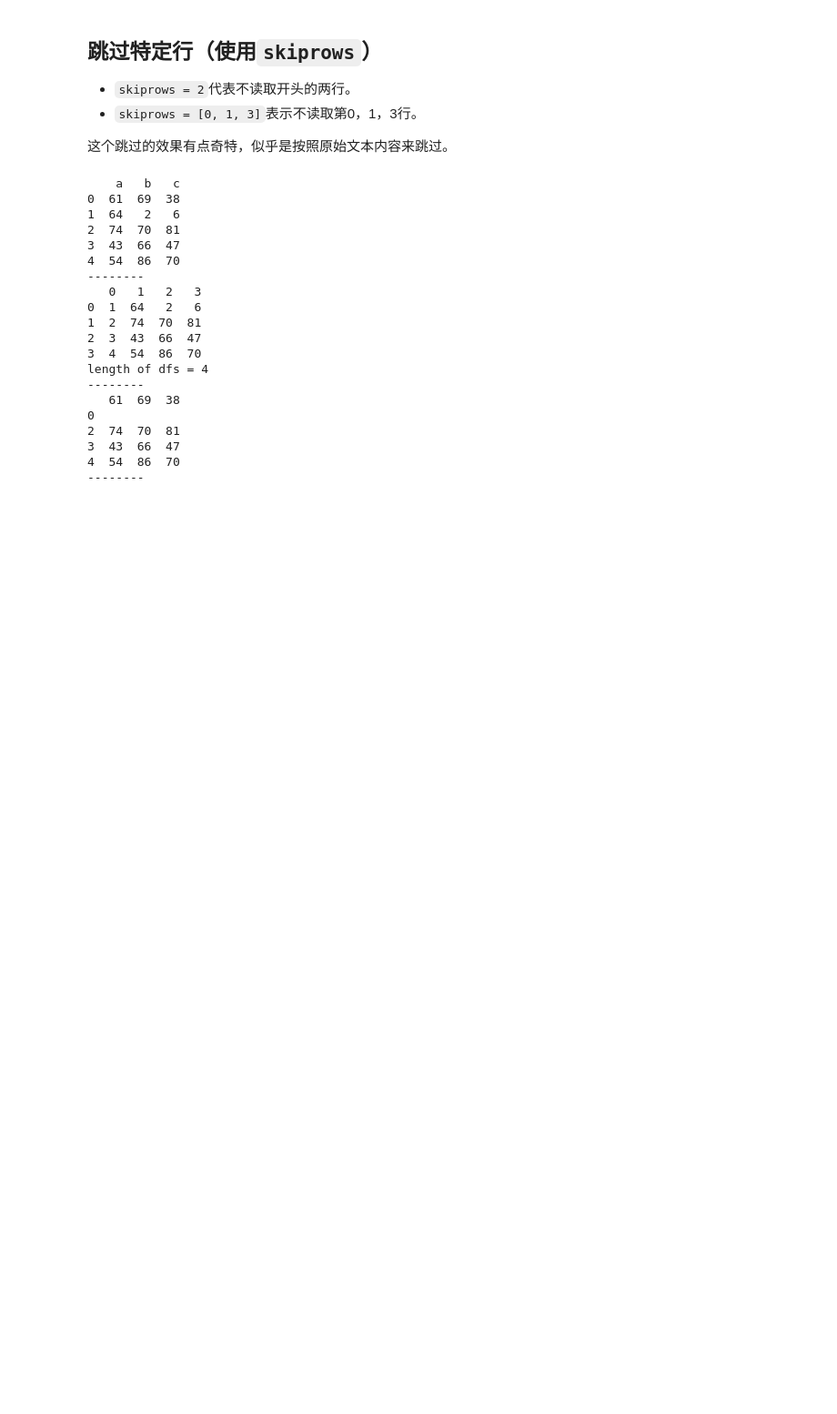
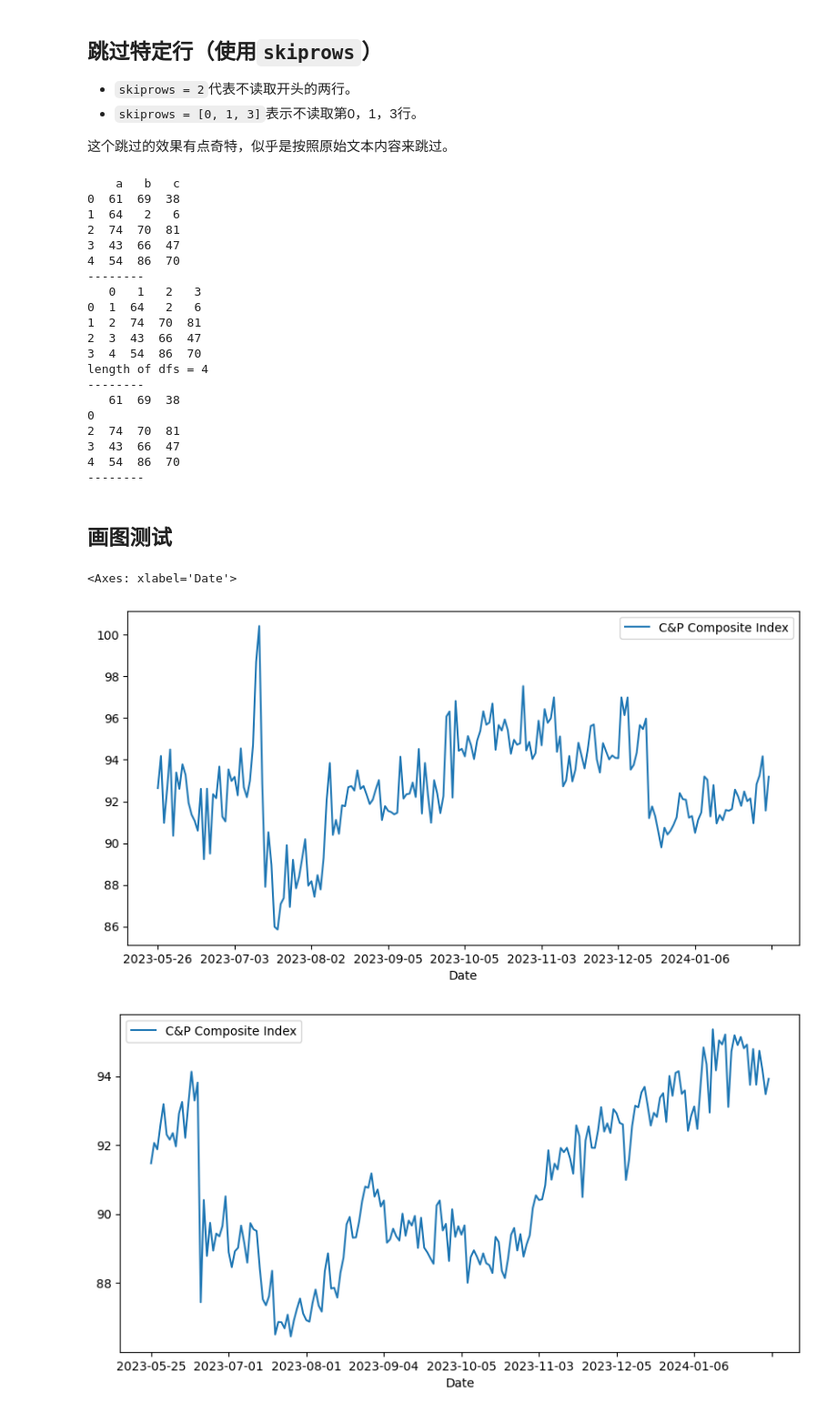
Before and after one commit to tcfh2016/knowledge-map, a Jupyter notebook: Techs/data-science/pandas/csv/read_csv/read_csv_data.ipynb, the cells around one changed output. Shown at 91% size. Saved outputs shown, nothing was run; the diff lists cells and outputs as text; code cells hidden in the pictures; blank space fills up the shorter version.

Commit message:
update pandas.

```diff
--- a/Techs/data-science/pandas/csv/read_csv/read_csv_data.ipynb
+++ b/Techs/data-science/pandas/csv/read_csv/read_csv_data.ipynb
@@ -189,3 +201,25 @@ length of dfs = 4
 3  43  66  47
 4  54  86  70
 --------
+# %% [markdown]
+## 画图测试
+# %%
+import os
+import pandas as pd
+
+path1 = r'C:\N-20L6PF1F2MV8-Data\lianbche\Documents\2024\02\05-script-composite-index-change\composite-index-2nd-version-new-algo'
+path2 = r'C:\N-20L6PF1F2MV8-Data\lianbche\Documents\2024\02\05-script-composite-index-change\composite-index-backup-0206'
+
+df1 = pd.read_csv(os.path.join(path1, 'composite_index_asib_abio_507_new.csv'), usecols=['Date', 'C&P Composite Index'])
+df1 = df1[0:200].sort_values('Date').set_index('Date')
+
+df2 = pd.read_csv(os.path.join(path2, 'composite_index_asib_abio_507.csv'), usecols=['Date', 'C&P Composite Index'])
+df2 = df2[df2['C&P Composite Index'] != 0.0]
+df2 = df2[0:200].sort_values('Date').set_index('Date')
+
+df1.plot(figsize = (10, 5))
+df2.plot(figsize = (10, 5))
+# %% [output]
+<Axes: xlabel='Date'>
+[figure, added]
+[figure, added]
```
Also changed, not shown: parts of 3 cells of this notebook, 3 other files.
